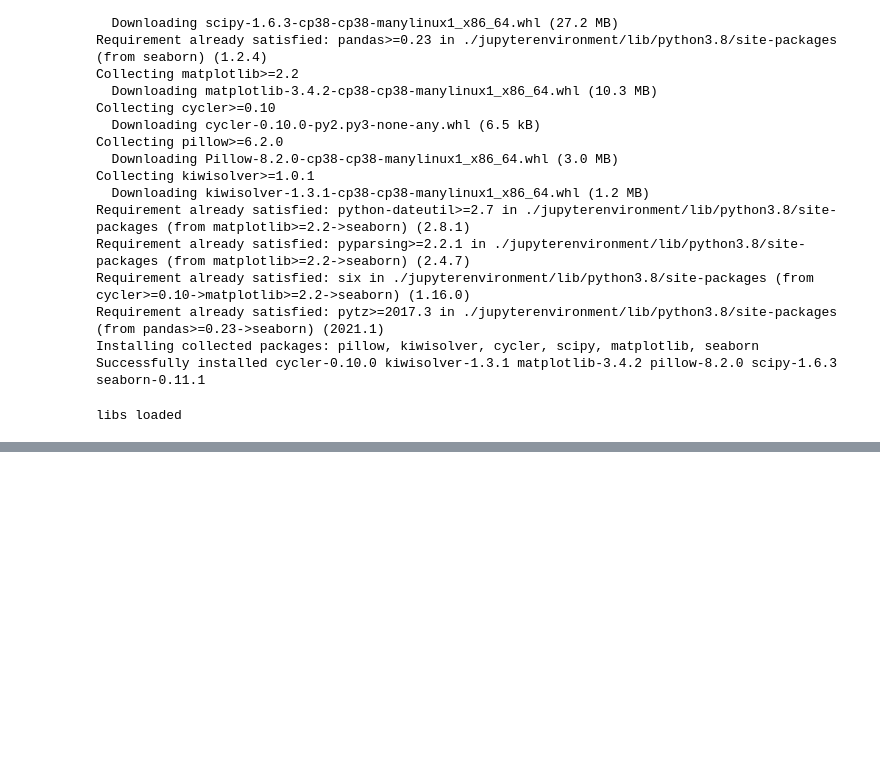
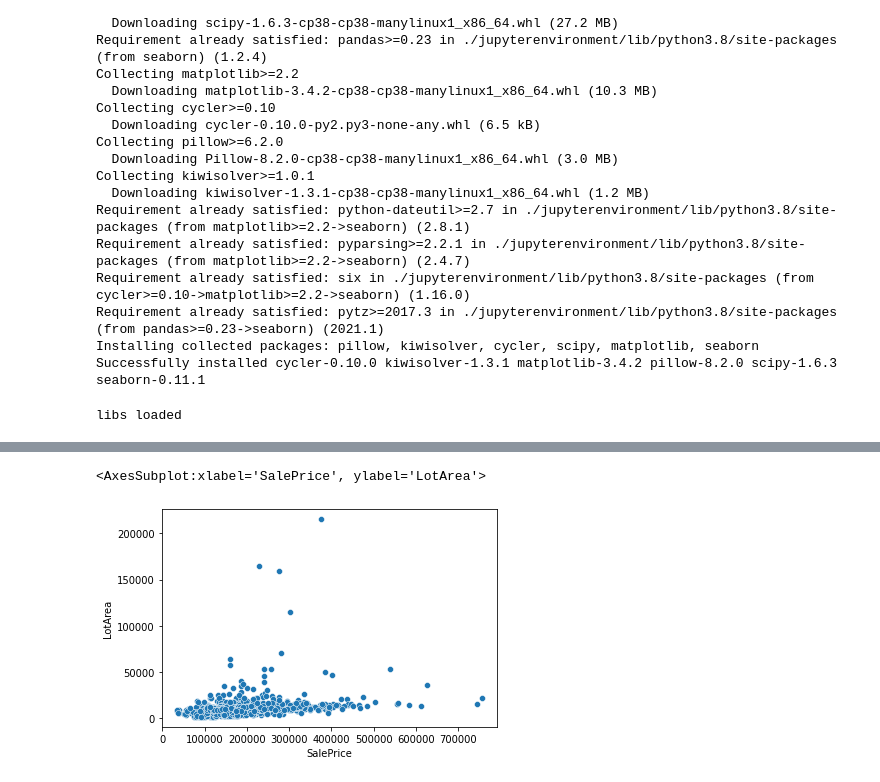
Before and after one commit to nicKLas-317/pythonEDA, a Jupyter notebook: pandas.ipynb, the cells around one changed output, grey strips where cells are left out. Saved outputs shown, nothing was run; the diff lists cells and outputs as text; code cells hidden in the pictures; blank space fills up the shorter version.

Commit message:
correction sort salePrice

```diff
--- a/pandas.ipynb
+++ b/pandas.ipynb
@@ -29,2 +32,8 @@ print('libs loaded')
 # %% [output]
 libs loaded
+# %%
+# 2 Donnez la liste des variables présentes dans ce dataset
+houses = pd.read_csv('datas/house_pricing.csv');
+# for index,row in houses.iterrows():
+#     print(index, row)
+houses.dtypes
@@ -30,0 +83,6 @@ libs loaded
+# %%
+#Correction 3
+sns.scatterplot(x='SalePrice', y='LotArea',  data=houses)
+# %% [output]
+<AxesSubplot:xlabel='SalePrice', ylabel='LotArea'>
+[figure, added]
```
Also changed, not shown: parts of 14 cells of this notebook.
